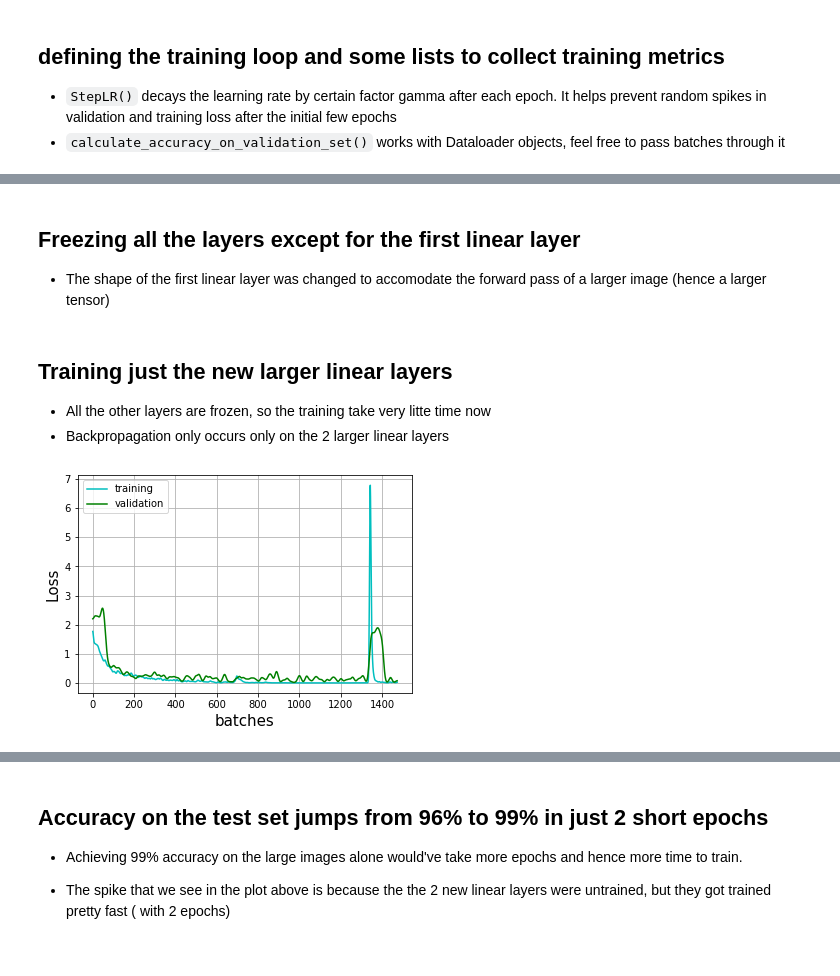
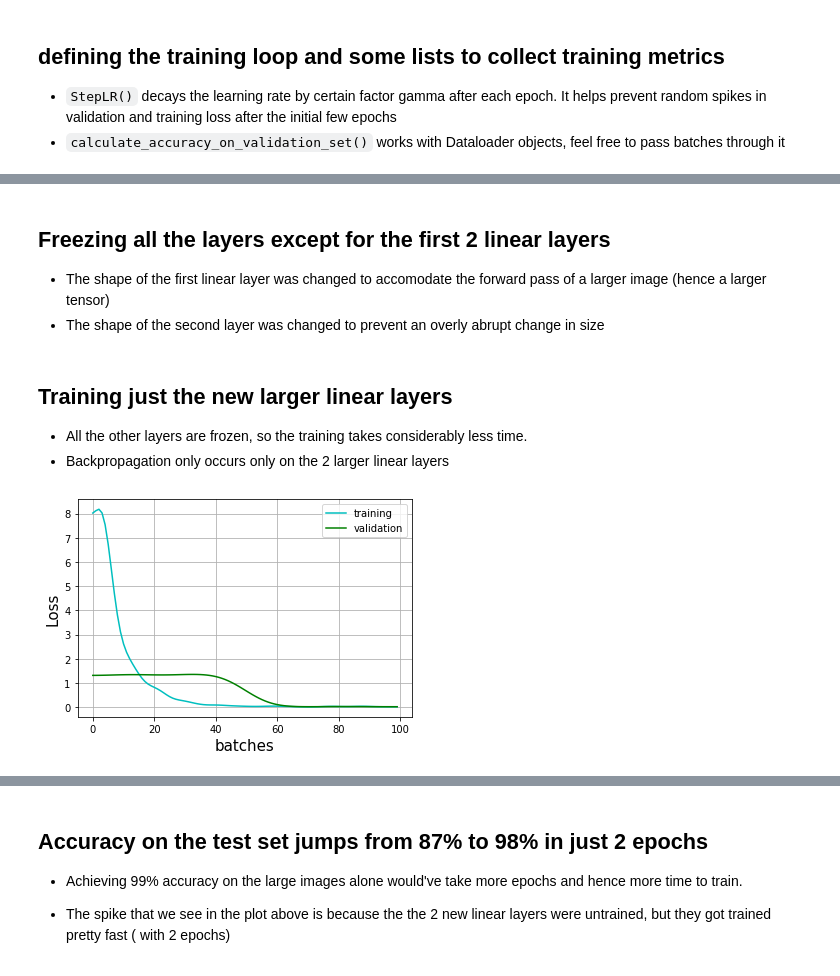
Before and after one commit to Mayukhdeb/adventures-with-augmentation, a Jupyter notebook: c_elegans_lifecycle.ipynb, the cells around one changed output, grey strips where cells are left out. Cells and saved outputs as stored; diff of their text form; code cells hidden in the pictures.

```diff
--- a/c_elegans_lifecycle.ipynb
+++ b/c_elegans_lifecycle.ipynb
@@ -387,6 +399,7 @@ Accuracy =  96.0 %
 # %% [markdown]
-## Freezing all the layers except for the first linear layer
+## Freezing all the layers except for the first 2  linear layers
 * The shape of the first linear layer was changed to accomodate the forward pass of a larger image (hence a larger tensor)
+* The shape of the second layer was changed to prevent an overly abrupt change in size
 # %%
 cellnet.conv1.weight.requires_grad = False
 cellnet.conv1.bias.requires_grad = False
@@ -408,8 +420,10 @@ optimizer = optim.Adam(filter(lambda p: p.requires_grad, cellnet.parameters()),
 # %% [markdown]
 ## Training just the new larger linear layers
-* All the other layers are frozen, so the training take very litte time now
+* All the other layers are frozen, so the training takes considerably less time.
 * Backpropagation only occurs only on the 2 larger linear layers
-# %%
-train(2, train_loader_big, val_loader_big)
-# %% [output]
-[figure, removed]
+# %%
+losses_2, val_losses_2 = train(2, train_loader_big, val_loader_big)
+losses.extend(losses_2)
+val_losses.extend(val_losses_2)
+# %% [output]
+[figure, added]
@@ -416,5 +431,5 @@ train(2, train_loader_big, val_loader_big)
 # %% [markdown]
-## Accuracy on the test set jumps from 96% to 99% in just 2 short epochs
+## Accuracy on the test set jumps from 87% to 98% in just 2 epochs
 * Achieving 99% accuracy on the large images alone would've take more epochs and hence more time to train.
 
 * The spike that we see in the plot above is because the the 2 new linear layers were untrained, but they got trained pretty fast ( with 2 epochs)
```
Also changed, not shown: parts of 22 cells of this notebook.
